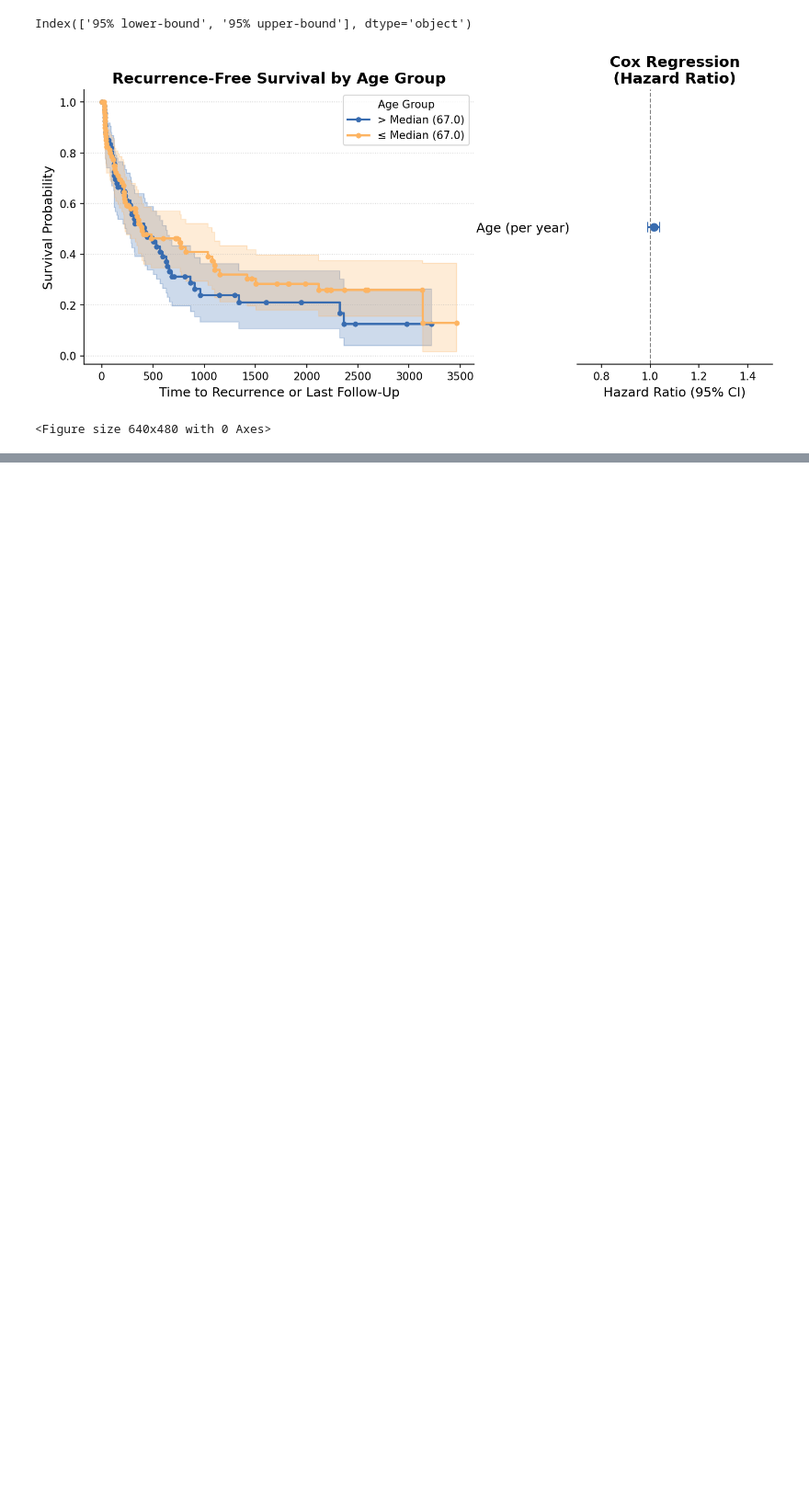
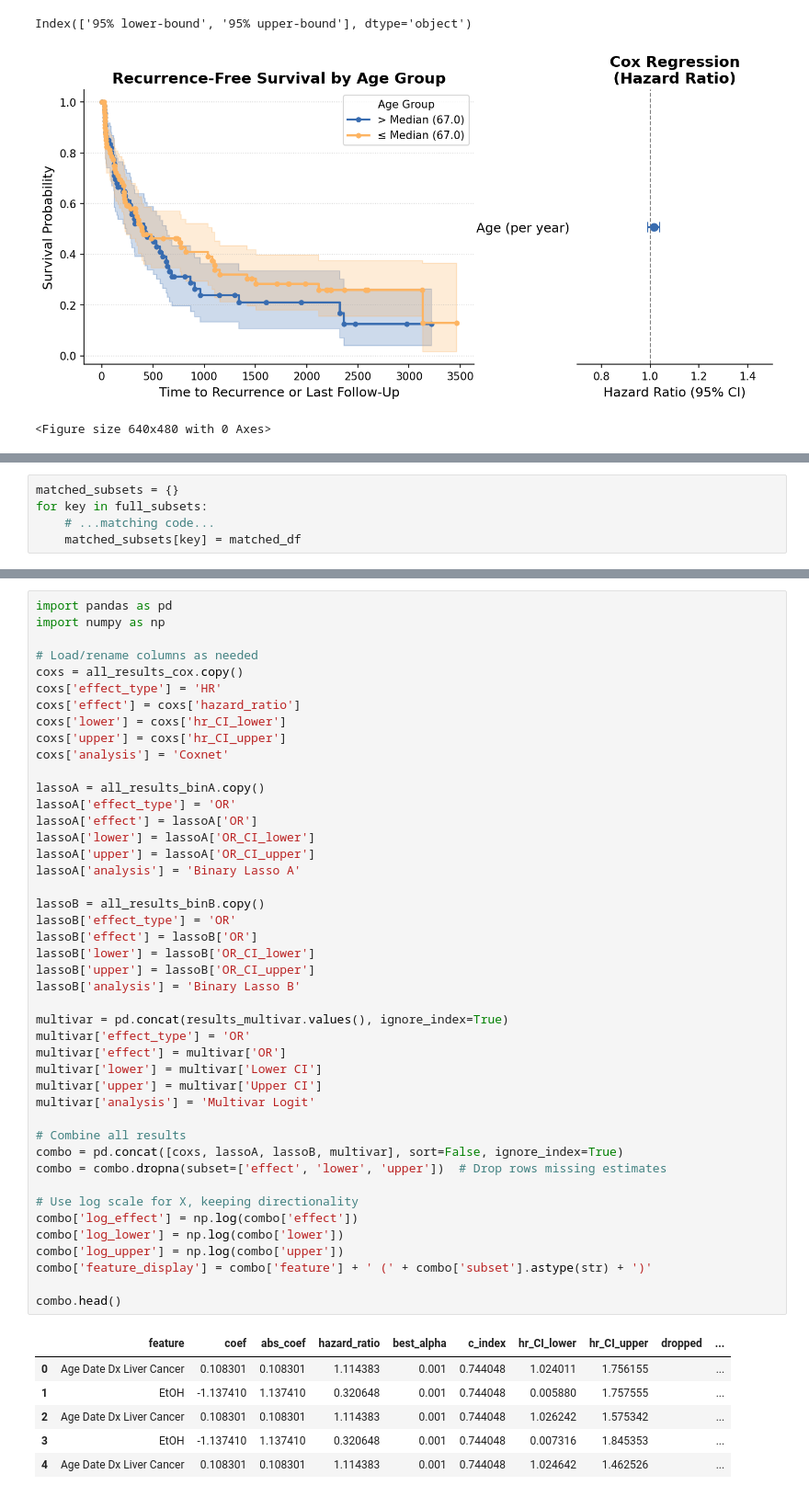
Before and after one commit to aren4/Liver_Tumors, a Jupyter notebook: Tommy_Rads.ipynb, the cells around one changed output, grey strips where cells are left out. Shown at 92% size. Cells and saved outputs as stored; diff of their text form; blank space fills up the shorter version.

```diff
--- a/Tommy_Rads.ipynb
+++ b/Tommy_Rads.ipynb
@@ -2452,0 +1945,5 @@ plt.show()
+# %%
+matched_subsets = {}
+for key in full_subsets:
+    # ...matching code...
+    matched_subsets[key] = matched_df
@@ -2452,0 +2490,51 @@ plt.show()
+# %%
+import pandas as pd
+import numpy as np
+
+# Load/rename columns as needed
+coxs = all_results_cox.copy()
+coxs['effect_type'] = 'HR'
+coxs['effect'] = coxs['hazard_ratio']
+coxs['lower'] = coxs['hr_CI_lower']
+coxs['upper'] = coxs['hr_CI_upper']
+coxs['analysis'] = 'Coxnet'
+
+lassoA = all_results_binA.copy()
+lassoA['effect_type'] = 'OR'
+lassoA['effect'] = lassoA['OR']
+lassoA['lower'] = lassoA['OR_CI_lower']
+lassoA['upper'] = lassoA['OR_CI_upper']
+lassoA['analysis'] = 'Binary Lasso A'
+
+lassoB = all_results_binB.copy()
+lassoB['effect_type'] = 'OR'
+lassoB['effect'] = lassoB['OR']
+lassoB['lower'] = lassoB['OR_CI_lower']
+lassoB['upper'] = lassoB['OR_CI_upper']
+lassoB['analysis'] = 'Binary Lasso B'
+
+multivar = pd.concat(results_multivar.values(), ignore_index=True)
+multivar['effect_type'] = 'OR'
+multivar['effect'] = multivar['OR']
+multivar['lower'] = multivar['Lower CI']
+multivar['upper'] = multivar['Upper CI']
+multivar['analysis'] = 'Multivar Logit'
+
+# Combine all results
+combo = pd.concat([coxs, lassoA, lassoB, multivar], sort=False, ignore_index=True)
+combo = combo.dropna(subset=['effect', 'lower', 'upper'])  # Drop rows missing estimates
+
+# Use log scale for X, keeping directionality
+combo['log_effect'] = np.log(combo['effect'])
+combo['log_lower'] = np.log(combo['lower'])
+combo['log_upper'] = np.log(combo['upper'])
+combo['feature_display'] = combo['feature'] + ' (' + combo['subset'].astype(str) + ')'
+
+combo.head()
+# %% [output]
+|  | feature | coef | abs_coef | hazard_ratio | best_alpha | c_index | hr_CI_lower | hr_CI_upper | dropped | ... |
+| 0 | Age Date Dx Liver Cancer | 0.108301 | 0.108301 | 1.114383 | 0.001 | 0.744048 | 1.024011 | 1.756155 |  | ... |
+| 1 | EtOH | -1.137410 | 1.137410 | 0.320648 | 0.001 | 0.744048 | 0.005880 | 1.757555 |  | ... |
+| 2 | Age Date Dx Liver Cancer | 0.108301 | 0.108301 | 1.114383 | 0.001 | 0.744048 | 1.026242 | 1.575342 |  | ... |
+| 3 | EtOH | -1.137410 | 1.137410 | 0.320648 | 0.001 | 0.744048 | 0.007316 | 1.845353 |  | ... |
+| 4 | Age Date Dx Liver Cancer | 0.108301 | 0.108301 | 1.114383 | 0.001 | 0.744048 | 1.024642 | 1.462526 |  | ... |
```
Also changed, not shown: parts of 34 cells of this notebook.
